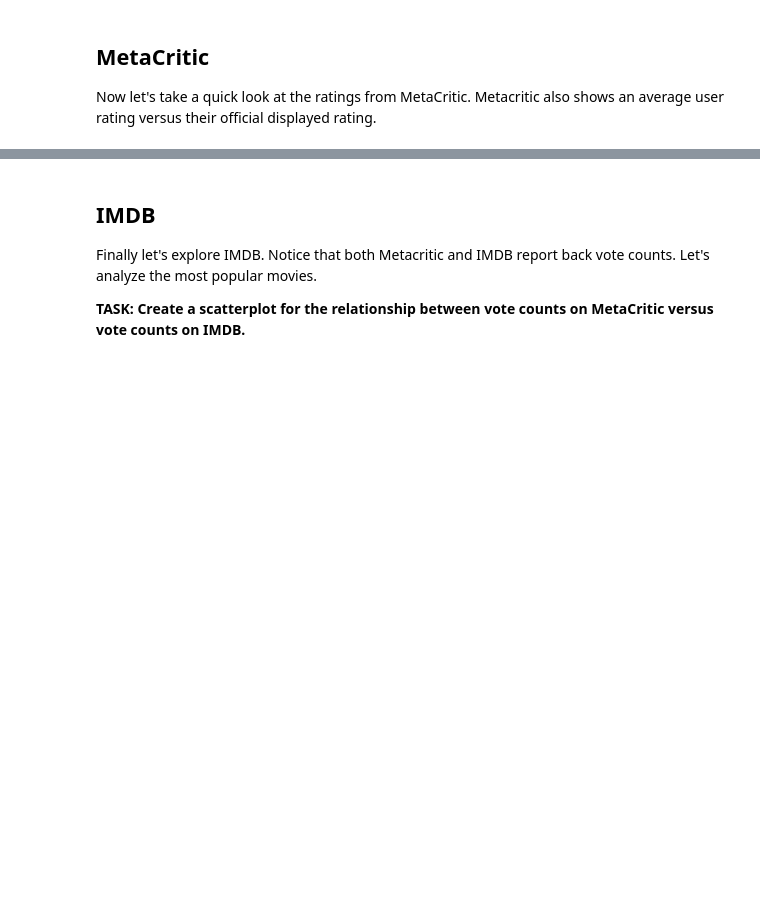
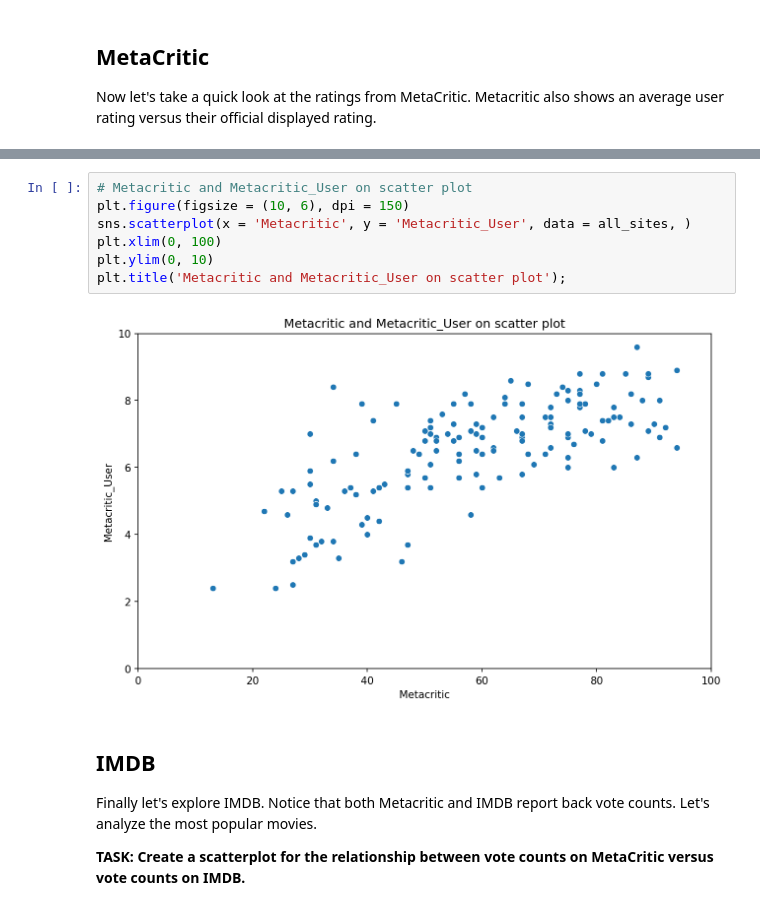
Before and after one commit to FarzinRad/Comparison-online-movie-score, a Jupyter notebook: Comparison-online-movie-score .ipynb, the cells around one changed output, grey strips where cells are left out. Drawn from its saved outputs; the diff is of its cells as text; blank space fills up the shorter version.

Commit message:
metacritic add

```diff
--- a/Comparison-online-movie-score .ipynb
+++ b/Comparison-online-movie-score .ipynb
@@ -479,3 +473,12 @@ Now let's take a quick look at the ratings from MetaCritic. Metacritic also show
+# %%
+# Metacritic and Metacritic_User on scatter plot
+plt.figure(figsize = (10, 6), dpi = 150)
+sns.scatterplot(x = 'Metacritic', y = 'Metacritic_User', data = all_sites, )
+plt.xlim(0, 100)
+plt.ylim(0, 10)
+plt.title('Metacritic and Metacritic_User on scatter plot');
+# %% [output]
+[figure, added]
 # %% [markdown]
 ## IMDB
 
```
Also changed, not shown: parts of 3 cells of this notebook.
